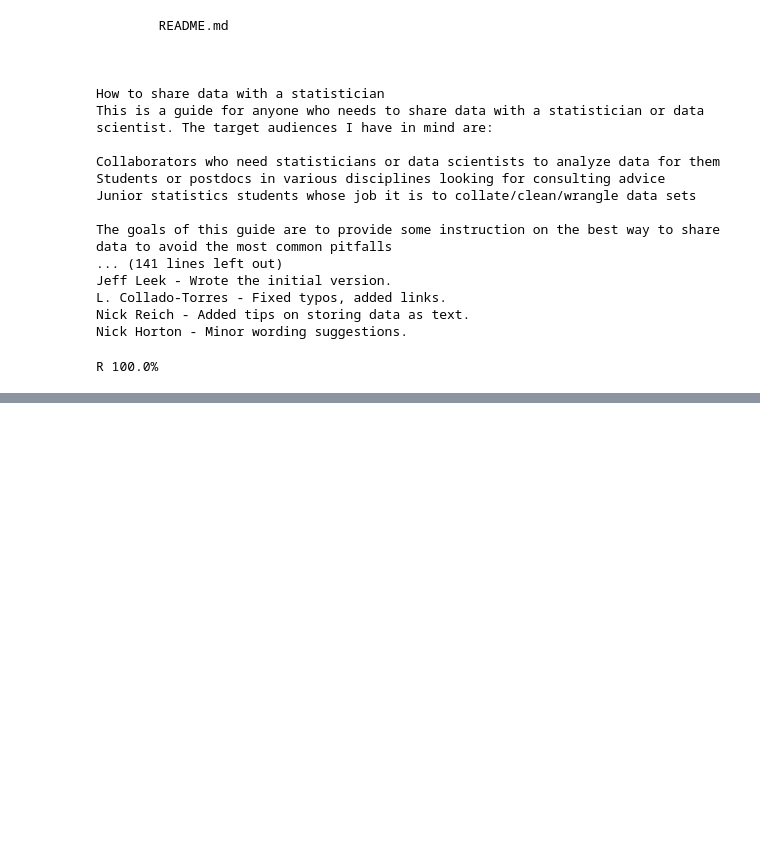
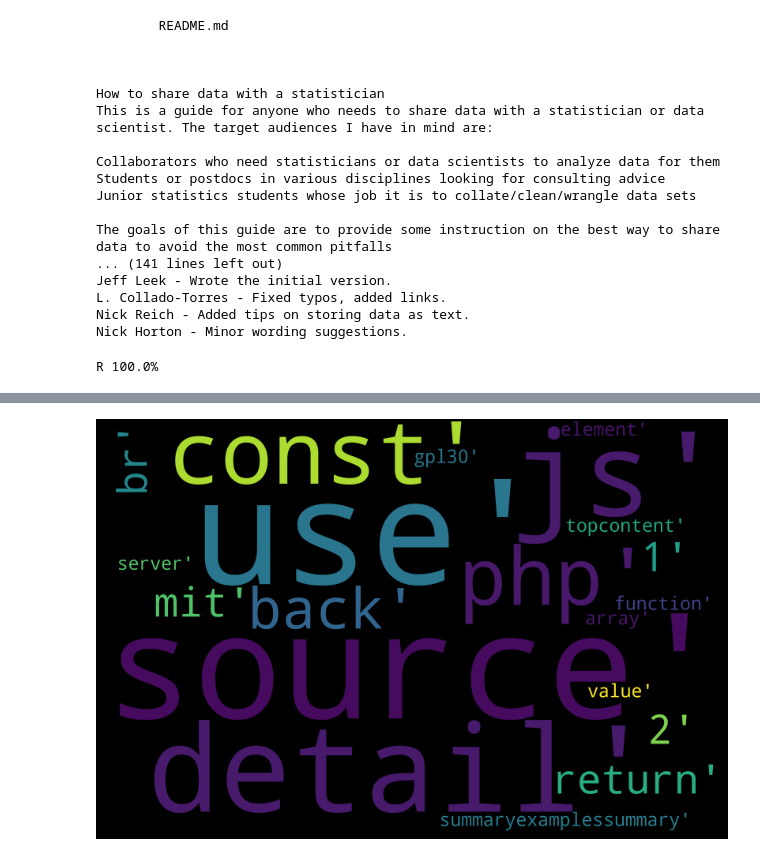
Before and after one commit to nlp-101/github_nlp, a Jupyter notebook: cody_notebook.ipynb, the cells around one changed output, grey strips where cells are left out. Saved outputs shown, nothing was run; the diff lists cells and outputs as text; code cells hidden in the pictures; blank space fills up the shorter version.

```diff
--- a/cody_notebook.ipynb
+++ b/cody_notebook.ipynb
@@ -196,0 +289,27 @@ R 100.0%
+# %%
+def get_dict(df, language):
+    '''
+    Function that creates a dataframe with words in the repo and their counts
+    '''
+    language_dict = {}
+    temp_df = df[df['language'] == str(language)]
+
+    for i, row in temp_df.iterrows():
+        row_text = str(row['readme_clean'])
+        row_text_words = row_text.split(' ')
+
+        for word in row_text_words:
+            if word in language_dict:
+                language_dict[word] += 1
+            else:
+                language_dict[word] = 1
+
+    return pd.DataFrame.from_records(language_dict, index=[0]).T
+# %%
+js_frequency = get_dict(df, 'JavaScript')
+python_frequency = get_dict(df, 'Python')
+go_frequency = get_dict(df, 'Go')
+# %%
+top_20_js_words = js_frequency.sort_values([0], ascending=False).head(20)
+top_20_js_words.reset_index(inplace=True)
+top_20_js_words.rename(columns={'index': 'words', 0: 'freq'}, inplace=True)
@@ -196,0 +344,19 @@ R 100.0%
+# %%
+from wordcloud import WordCloud, STOPWORDS
+import matplotlib.pyplot as plt
+text = top_20_js_words.words.values
+wordcloud = WordCloud(
+    width = 3000,
+    height = 2000,
+    background_color = 'black',
+    stopwords = STOPWORDS).generate(str(text))
+fig = plt.figure(
+    figsize = (40, 30),
+    facecolor = 'k',
+    edgecolor = 'k')
+plt.imshow(wordcloud, interpolation = 'bilinear')
+plt.axis('off')
+plt.tight_layout(pad=0)
+plt.show()
+# %% [output]
+[figure, added]
```
Also changed, not shown: parts of 20 cells of this notebook, 1 other file.
